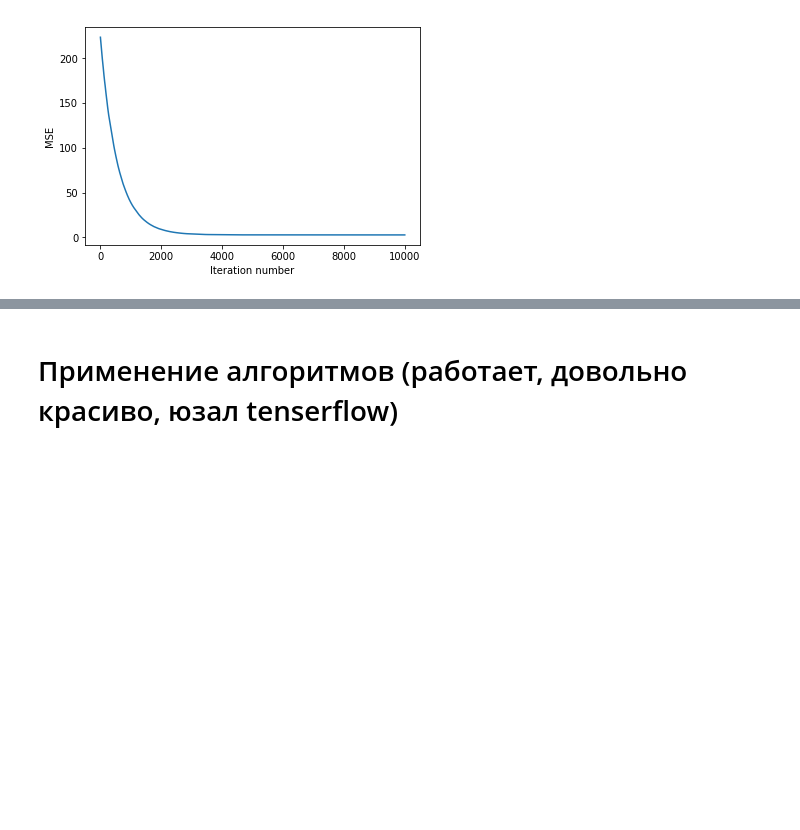
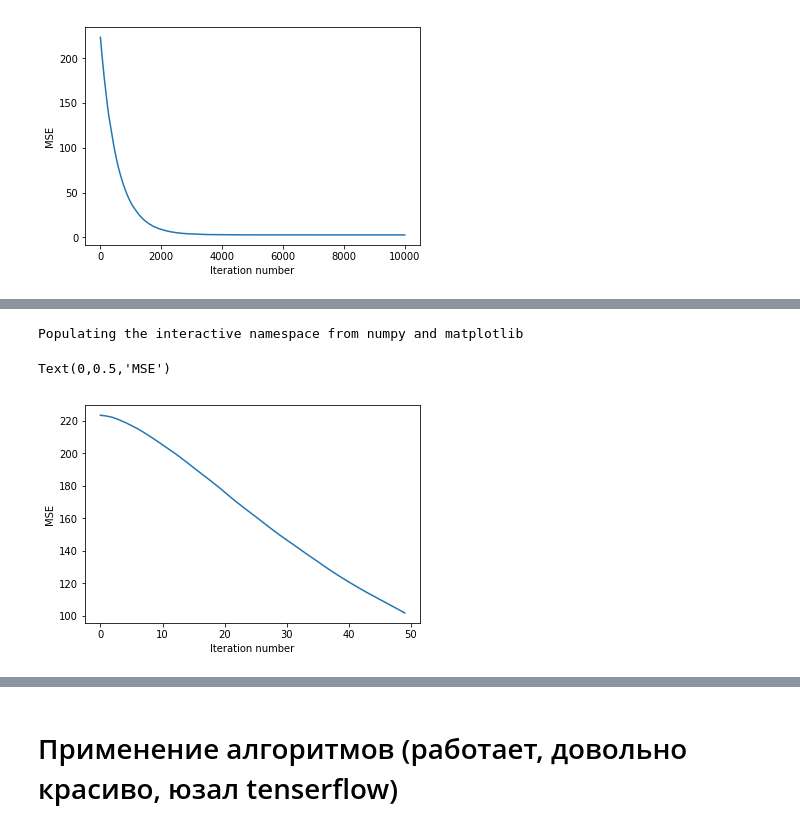
Before and after one commit to yk4r2/gradDesc, a Jupyter notebook: Comparison of gradient descents.ipynb, the cells around one changed output, grey strips where cells are left out. Saved outputs shown, nothing was run; the diff lists cells and outputs as text; code cells hidden in the pictures; blank space fills up the shorter version.

```diff
--- a/Comparison of gradient descents.ipynb
+++ b/Comparison of gradient descents.ipynb
@@ -491,0 +486,13 @@ ValueError: can only convert an array of size 1 to a Python scalar
+# %%
+def momentum_mini_batch_gradient_step(X, y, w, batch_size, train_ind, v_pr, eta=0.01, beta=0.9):
+    l = len(y)
+
+    i = 0
+    x_k = np.zeros((batch_size, 4), dtype='float64')
+    y_k = np.zeros(batch_size, dtype='float64')
+
+    for i in range(batch_size - 1):
+        x_k[i] = X.values[train_ind[i]]
+        y_k[i] = y.values[train_ind[i]]
+
+    return w + 2 * eta / l * np.dot(x_k.T, (y_k - np.dot(w.T, x_k.T).T)) + beta * (v_pr)
@@ -491,0 +535,6 @@ ValueError: can only convert an array of size 1 to a Python scalar
+# %%
+%%time
+momentum_mini_batch_weights, momentum_mbatch_errors_by_iter = momentum_mini_batch_gradient_descent(X, y, np.zeros(4),
+                                                                        max_iter = 1e4, batch_size = 10, seed=27)
+print('\n')
+print(momentum_mini_batch_weights)
@@ -491,0 +559,9 @@ ValueError: can only convert an array of size 1 to a Python scalar
+# %%
+%pylab inline
+plot(range(50), momentum_mbatch_errors_by_iter[:50])
+xlabel('Iteration number')
+ylabel('MSE')
+# %% [output]
+Populating the interactive namespace from numpy and matplotlib
+Text(0,0.5,'MSE')
+[figure, added]
```
Also changed, not shown: parts of 26 cells of this notebook.
